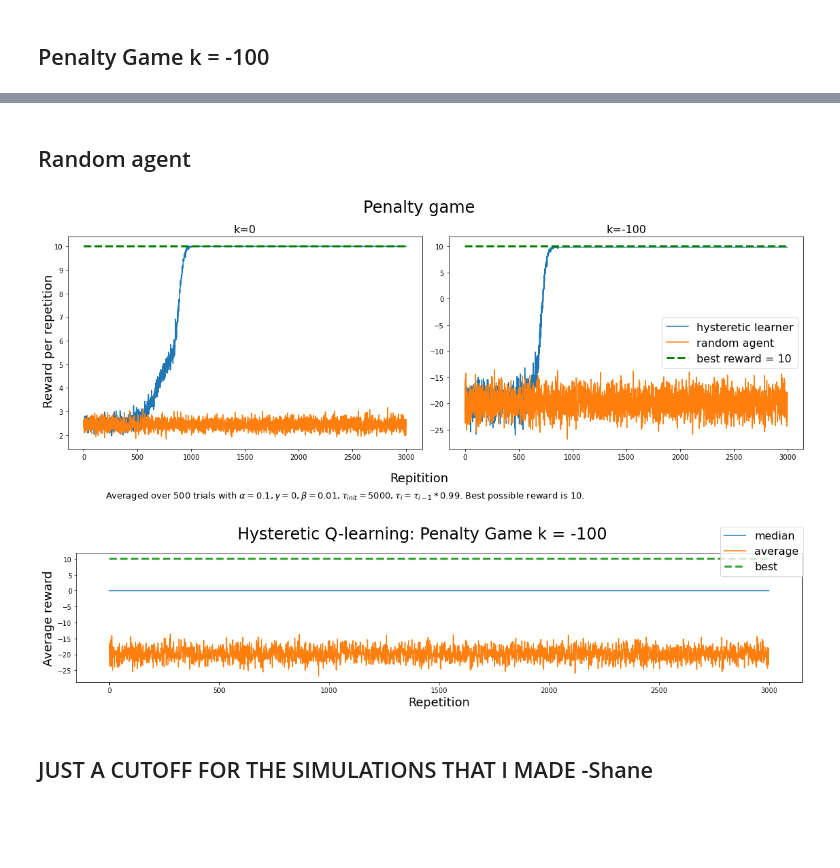
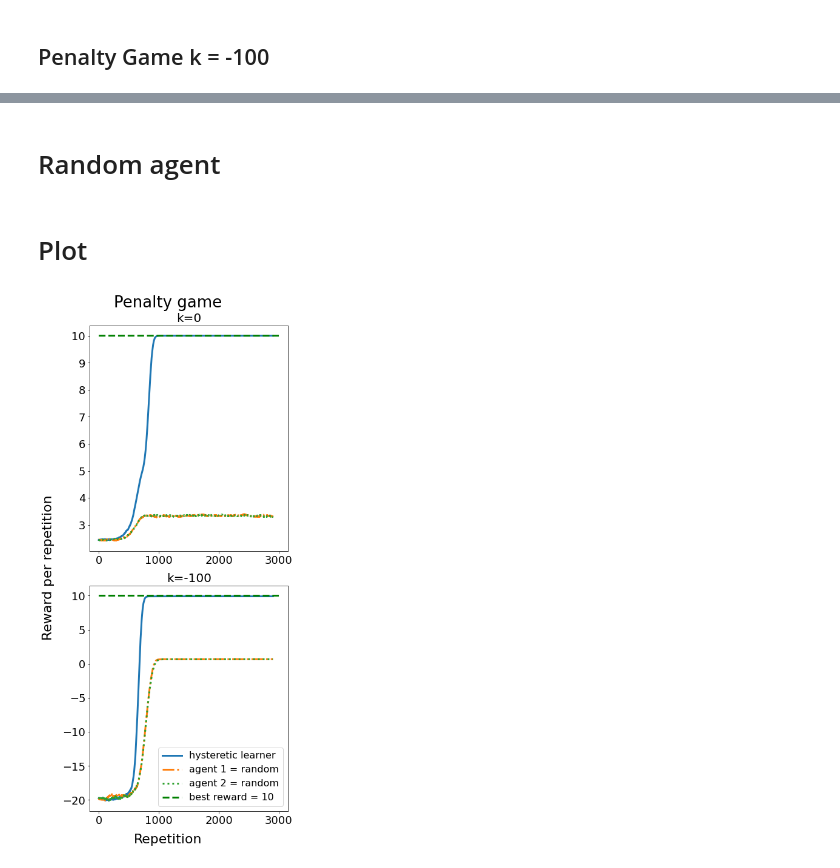
Before and after one commit to lindavin/hysteretic-q-learning, a Jupyter notebook: Penalty game experiments.ipynb, the cells around one changed output, grey strips where cells are left out. Cells and saved outputs as stored; diff of their text form; code cells hidden in the pictures; blank space fills up the shorter version.

Commit message:
Finalize penalty game

```diff
--- a/Penalty game experiments.ipynb
+++ b/Penalty game experiments.ipynb
@@ -124,3 +192,3 @@ plt.tight_layout()
 # %% [markdown]
-## Random agent
+# Random agent
 # %%
@@ -148,49 +242,50 @@ for k in k_val:
+# %% [markdown]
+# Plot
+# %%
+import numpy as np
+def moving_average(x, w):
+    return np.convolve(x, np.ones(w), 'valid') / w
 # %%
 # fig = plt.figure(figsize=(16,6))
 k_vals = [0, -100]
 
-fig, axs = plt.subplots(1, 2, figsize=(16, 6) )
+# fig, axs = plt.subplots(1, 2, figsize=(18, 7) )
+fig, axs = plt.subplots(2, 1, figsize=(6, 13) )
 
 for j in range(len(k_vals)):
     k = k_vals[j]
     ax = axs[j]
 
-    x = np.array(range(3000))
-    ax.plot(x, np.mean(rewards["k={}".format(k)], axis=0), label='hysteretic learner')
-    ax.plot(range(3000), np.average(random_rewards["k={}".format(k)], axis=0), label='random agent')
-    ax.plot(range(3000), np.repeat(10, 3000), '--', lw=3, label='best reward = 10', color='green')
-    ax.set_title("k={}".format(k), fontsize=16)
+    num_x = 3000
+    x = np.array(range(num_x))
+
+#     ax.plot(np.mean(rewards["k={}".format(k)], axis=0), label='hysteretic learner')
+#     ax.plot(np.average(random_rewards_1["k={}".format(k)], axis=0), label='agent 1 = random')
+#     ax.plot(np.average(random_rewards_2["k={}".format(k)], axis=0), label='agent 2 = random')
+
+
+    ax.plot(moving_average(np.mean(rewards["k={}".format(k)], axis=0), 100), '-', lw=3, label='hysteretic learner')
+    ax.plot(moving_average(np.average(random_rewards_1["k={}".format(k)], axis=0), 100), '-.', lw=3, label='agent 1 = random')
+    ax.plot(moving_average(np.average(random_rewards_2["k={}".format(k)], axis=0), 100), ':', lw=3, label='agent 2 = random')
+
+    ax.plot(range(num_x), np.repeat(10, num_x), '--', lw=3, label='best reward = 10', color='green')
+    ax.set_title("k={}".format(k), fontsize=20)
+    ax.tick_params(axis='both', which='major', labelsize=18)
 
     if(j == 1):
         ax.legend(fontsize=16, loc='best')
 
     # plt.plot(range(5000), np.repeat(7.62, 5000), '--', lw=3, label='line', color='green')
 
-fig.suptitle('Penalty game', fontsize=24)
-fig.supxlabel('Repitition', fontsize=18)
-fig.supylabel('Reward per repetition', fontsize=18)
+fig.suptitle('Penalty game', fontsize=26)
+fig.supxlabel('Repetition', fontsize=22)
+fig.supylabel('Reward per repetition', fontsize=22)
 parameters_text = r'$\alpha = 0.1,\gamma=0, \beta=0.01, \tau_{init}=5000, \tau_i = \tau_{i-1} * 0.99$'
 
-plt.figtext(0.1, -0.035,s="Averaged over 500 trials with {}. Best possible reward is 10.".format(parameters_text), fontsize=13)
+# plt.figtext(0.1, -0.035,s="Averaged over 500 trials with {}. Best possible reward is 10.".format(parameters_text), fontsize=13)
 
 fig.tight_layout()
 
 # plt.ylim(-30, 12)
 # %% [output]
-[figure, old version]
+[figure, new version]
-# %%
-fig = plt.figure(figsize=(16,4))
-k = -100
-plt.plot(range(timesteps), np.median(random_rewards["k={}".format(k)], axis=0), label='median')
-plt.plot(range(timesteps), np.average(random_rewards["k={}".format(k)], axis=0), label='average')
-plt.plot(range(timesteps), np.repeat(10, timesteps), '--', lw=3, label='best')
-
-fig.suptitle('Hysteretic Q-learning: Penalty Game k = {}'.format(k), fontsize=24)
-plt.xlabel('Repetition', fontsize=18)
-plt.ylabel('Average reward', fontsize=18)
-fig.legend(fontsize=16)
-plt.tight_layout()
-# %% [output]
-[figure, removed]
-# %% [markdown]
-## JUST A CUTOFF FOR THE SIMULATIONS THAT I MADE -Shane
```
Also changed, not shown: parts of 18 cells of this notebook.
